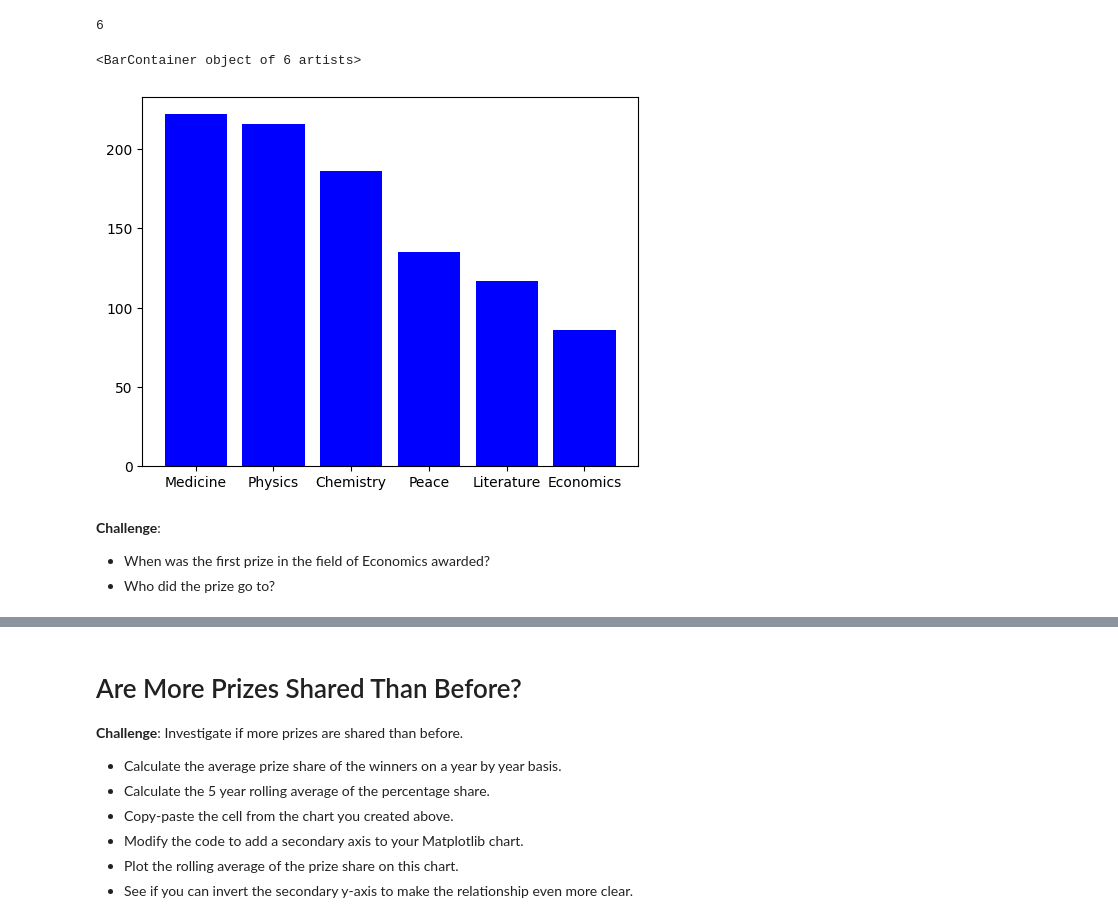
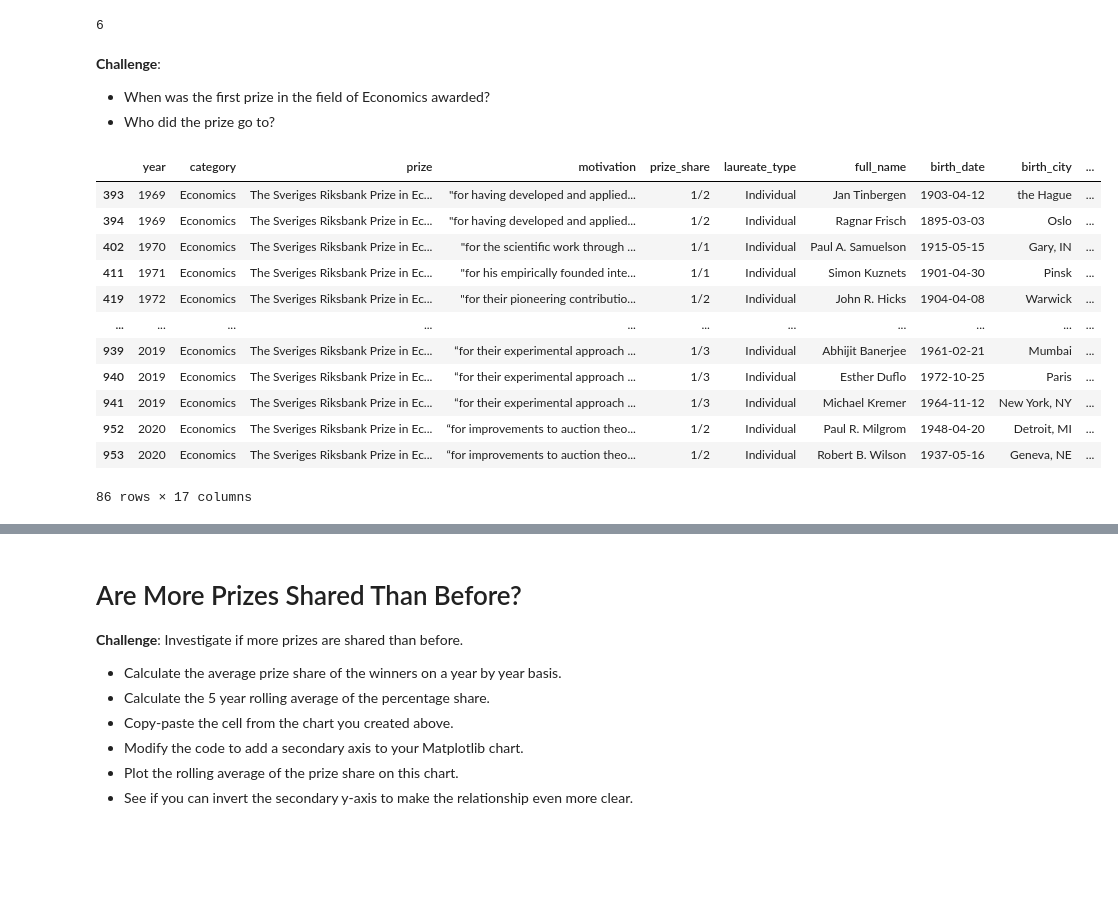
Before and after one commit to BioBrickDevs/100-days-coding-challenge, a Jupyter notebook: Day 78 - Nobel Prize Analysing Plotly, Matplotlib and Seaborn/Nobel_Prize_Analysis.ipynb, the cells around one changed output, grey strips where cells are left out. Drawn from its saved outputs; the diff is of its cells as text; code cells hidden in the pictures; blank space fills up the shorter version.

```diff
--- a/Day 78 - Nobel Prize Analysing Plotly, Matplotlib and Seaborn/Nobel_Prize_Analysis.ipynb
+++ b/Day 78 - Nobel Prize Analysing Plotly, Matplotlib and Seaborn/Nobel_Prize_Analysis.ipynb
@@ -258,17 +275,28 @@ prices_category.index[0]
 prices_category["year"]
 prices_category = prices_category.sort_values("year", ascending=False)
 # %%
-
-
-
-plt.bar(prices_category.index, prices_category["year"], color="blue",)
+v_bar = px.bar(x=prices_category.index, y=prices_category["year"], color_continuous_scale="Aggrny1", color=prices_category.index)
+v_bar.show()
-# %% [output]
-<BarContainer object of 6 artists>
-[figure, removed]
 # %% [markdown]
 **Challenge**:
 * When was the first prize in the field of Economics awarded?
 * Who did the prize go to?
+# %%
+df_data.query("`category`== 'Economics'").sort_values("year", ascending=True)
+# %% [output]
+|  | year | category | prize | motivation | prize_share | laureate_type | full_name | birth_date | birth_city | ... |
+| 393 | 1969 | Economics | The Sveriges Riksbank Prize in Ec... | "for having developed and applied... | 1/2 | Individual | Jan Tinbergen | 1903-04-12 | the Hague | ... |
+| 394 | 1969 | Economics | The Sveriges Riksbank Prize in Ec... | "for having developed and applied... | 1/2 | Individual | Ragnar Frisch | 1895-03-03 | Oslo | ... |
+| 402 | 1970 | Economics | The Sveriges Riksbank Prize in Ec... | "for the scientific work through ... | 1/1 | Individual | Paul A. Samuelson | 1915-05-15 | Gary, IN | ... |
+| 411 | 1971 | Economics | The Sveriges Riksbank Prize in Ec... | "for his empirically founded inte... | 1/1 | Individual | Simon Kuznets | 1901-04-30 | Pinsk | ... |
+| 419 | 1972 | Economics | The Sveriges Riksbank Prize in Ec... | "for their pioneering contributio... | 1/2 | Individual | John R. Hicks | 1904-04-08 | Warwick | ... |
+| ... | ... | ... | ... | ... | ... | ... | ... | ... | ... | ... |
+| 939 | 2019 | Economics | The Sveriges Riksbank Prize in Ec... | “for their experimental approach ... | 1/3 | Individual | Abhijit Banerjee | 1961-02-21 | Mumbai | ... |
+| 940 | 2019 | Economics | The Sveriges Riksbank Prize in Ec... | “for their experimental approach ... | 1/3 | Individual | Esther Duflo | 1972-10-25 | Paris | ... |
+| 941 | 2019 | Economics | The Sveriges Riksbank Prize in Ec... | “for their experimental approach ... | 1/3 | Individual | Michael Kremer | 1964-11-12 | New York, NY | ... |
+| 952 | 2020 | Economics | The Sveriges Riksbank Prize in Ec... | “for improvements to auction theo... | 1/2 | Individual | Paul R. Milgrom | 1948-04-20 | Detroit, MI | ... |
+| 953 | 2020 | Economics | The Sveriges Riksbank Prize in Ec... | “for improvements to auction theo... | 1/2 | Individual | Robert B. Wilson | 1937-05-16 | Geneva, NE | ... |
+86 rows × 17 columns
 # %% [markdown]
 # Male and Female Winners by Category
 
```
Also changed, not shown: parts of 5 cells of this notebook.
